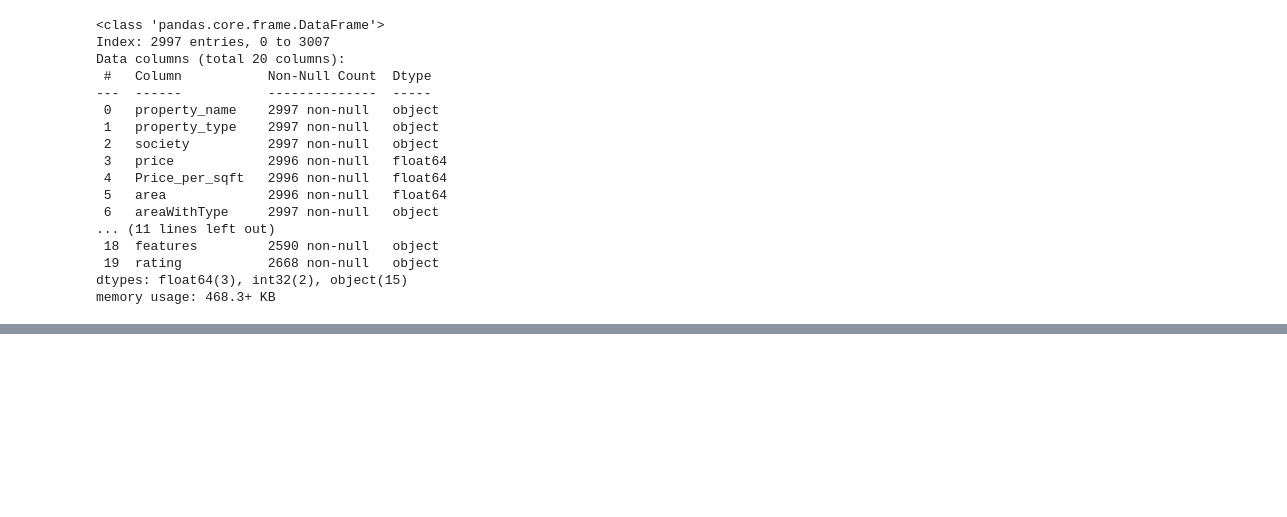
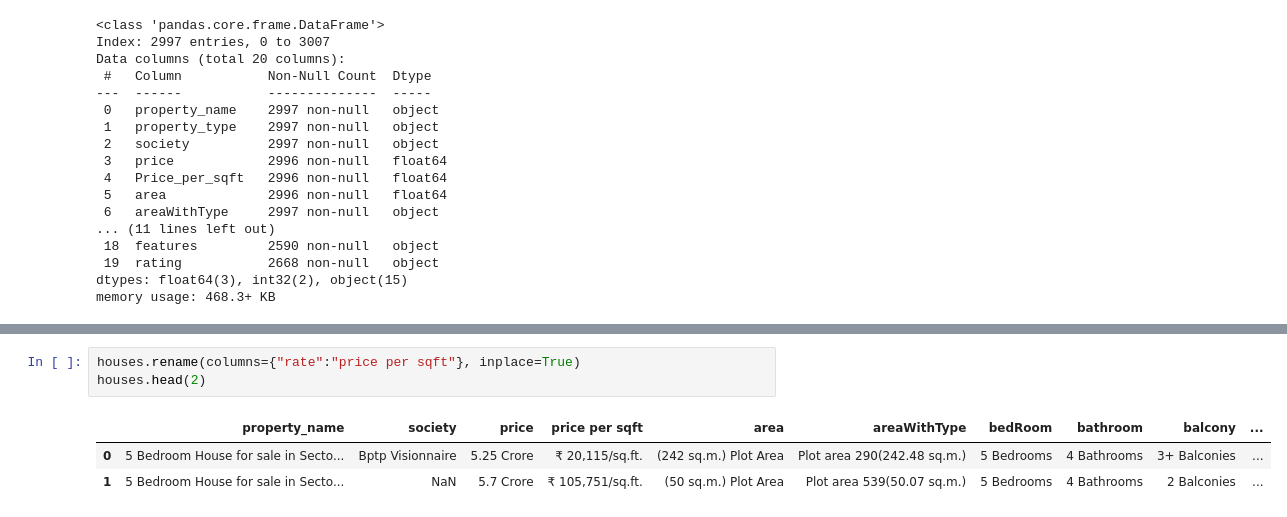
Before and after one commit to SyedAmeerHamza1/My_Estate_Project, a Jupyter notebook: notebooks/Data_cleaning_Flats_Houses.ipynb, the cells around one changed output, grey strips where cells are left out. Drawn from its saved outputs; the diff is of its cells as text; blank space fills up the shorter version.

```diff
--- a/notebooks/Data_cleaning_Flats_Houses.ipynb
+++ b/notebooks/Data_cleaning_Flats_Houses.ipynb
@@ -630,0 +700,7 @@ memory usage: 468.3+ KB
+# %%
+houses.rename(columns={"rate":"price per sqft"}, inplace=True)
+houses.head(2)
+# %% [output]
+|  | property_name | society | price | price per sqft | area | areaWithType | bedRoom | bathroom | balcony | ... |
+| 0 | 5 Bedroom House for sale in Secto... | Bptp Visionnaire | 5.25 Crore | ₹ 20,115/sq.ft. | (242 sq.m.) Plot Area | Plot area 290(242.48 sq.m.) | 5 Bedrooms | 4 Bathrooms | 3+ Balconies | ... |
+| 1 | 5 Bedroom House for sale in Secto... | NaN | 5.7 Crore | ₹ 105,751/sq.ft. | (50 sq.m.) Plot Area | Plot area 539(50.07 sq.m.) | 5 Bedrooms | 4 Bathrooms | 2 Balconies | ... |
```
Also changed, not shown: parts of 71 cells of this notebook.
